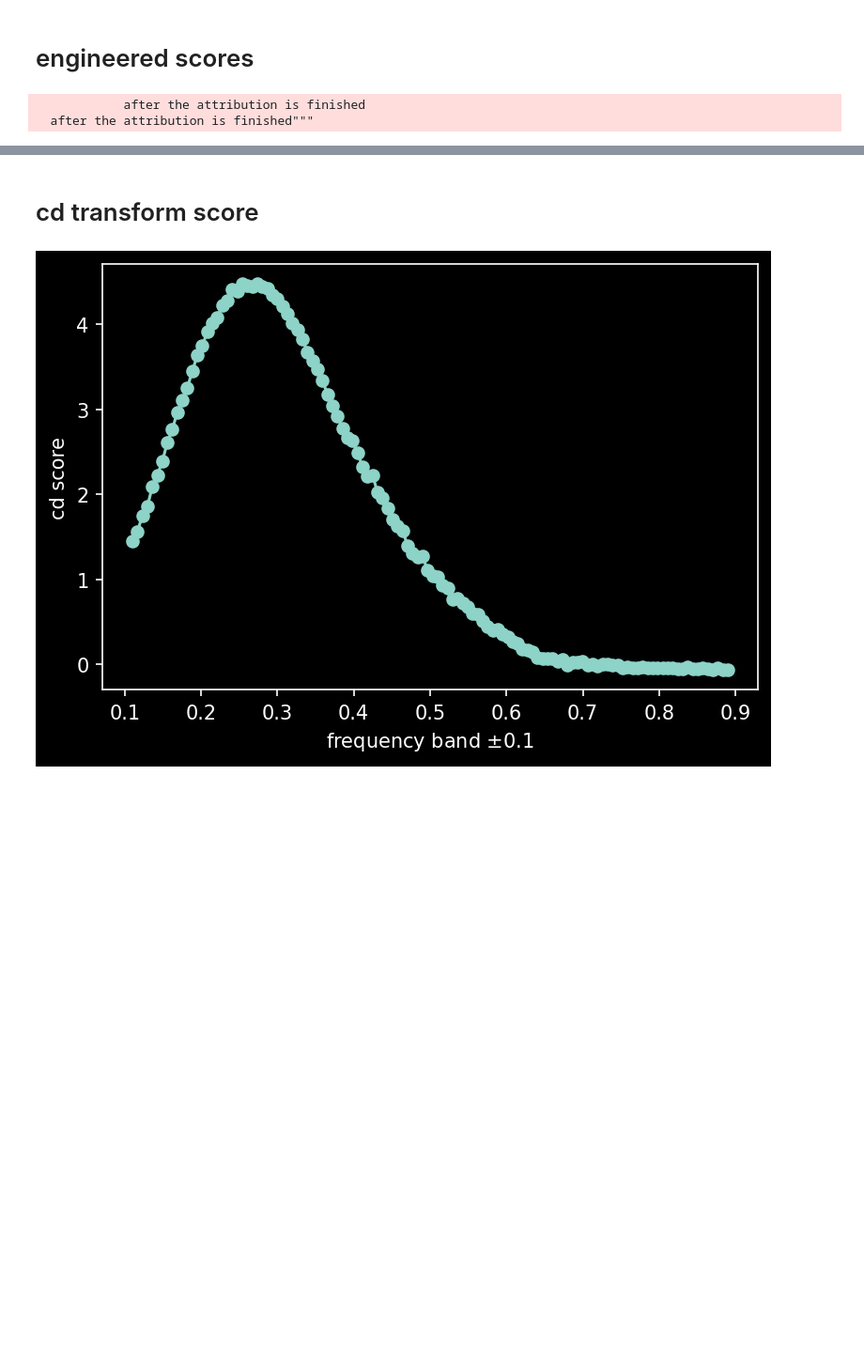
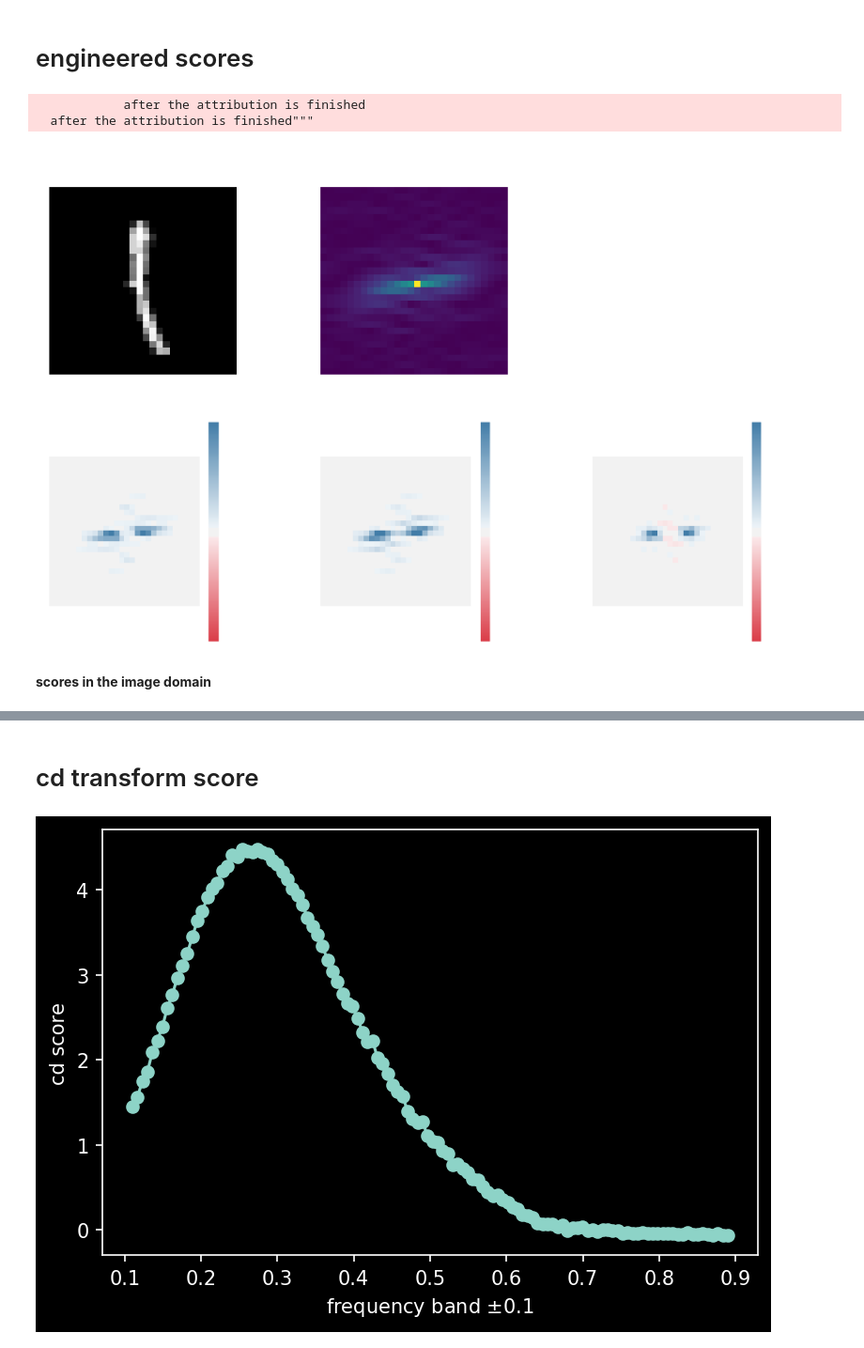
Before and after one commit to Yu-Group/adaptive-wavelets, a Jupyter notebook: experiments/mnist/mnist_freq.ipynb, the cells around one changed output, grey strips where cells are left out. Shown at 94% size. Cells and saved outputs as stored; diff of their text form; code cells hidden in the pictures; blank space fills up the shorter version.

Commit message:
get cd score for freq domain

```diff
--- a/experiments/mnist/mnist_freq.ipynb
+++ b/experiments/mnist/mnist_freq.ipynb
@@ -6,7 +6,7 @@ import numpy as np
 import matplotlib.pyplot as plt
 import torch
 import random
-device = 'cpu' # 'cuda' if torch.cuda.is_available() else 'cpu'
+device = 'cuda' if torch.cuda.is_available() else 'cpu'
 from scipy.ndimage import gaussian_filter
 import sys
 from tqdm import tqdm
@@ -90,5 +98,59 @@ attributions_dl = to_freq(attributions_dl)
 # %% [output]
             after the attribution is finished
   after the attribution is finished"""
+# %%
+x.requires_grad = False
+sweep_dim = 1
+tiles = acd.tiling_2d.gen_tiles(im_orig, fill=0, method='cd', sweep_dim=sweep_dim)
+scores_cd = np.zeros((tiles.shape[0], 10))
+for i in tqdm(range(tiles.shape[0])):
+    transform = partial(bandpass_filter, mask=tiles[i])
+    score = acd.cd(im_torch, model, mask=None, model_type='mnist', device='cuda',
+                   transform=transform)[0].flatten().detach().cpu().numpy()
+    scores_cd[i] = score
+'''
+im_t = transform(im_torch)
+im_t = im_t.cpu().squeeze().numpy()
+plt.imshow(im_t)
+'''
+# %%
+def signshow(x):
+    max_abs = np.max(np.abs(x))
+    plt.imshow(x, cmap=cm, vmin=-max_abs, vmax=max_abs)
+    plt.colorbar()
+
+R, C, = 2, 3
+plt.figure(dpi=150)
+plt.subplot(R, C, 1)
+plt.imshow(im_orig, cmap='gray')
+plt.title('orig')
+plt.axis('off')
+
+plt.subplot(R, C, 2)
+plt.imshow(fftshift(mag(im_f)))
+plt.title('freq')
+plt.axis('off')
+
+plt.subplot(R, C, C + 1)
+signshow(attributions_ig)
+plt.title('IG')
+plt.axis('off')
+
+plt.subplot(R, C, C + 2)
+signshow(attributions_dl)
+plt.title('DeepLift')
+plt.axis('off')
+
+plt.subplot(R, C, C + 3)
+signshow(scores_cd[:, class_num].reshape(28, 28))
+plt.title('CD')
+plt.axis('off')
+
+plt.tight_layout()
+plt.show()
+# %% [output]
+[figure, added]
+# %% [markdown]
+**scores in the image domain**
 # %%
 x.requires_grad = False
```
Also changed, not shown: parts of 5 cells of this notebook, 3 other files.
